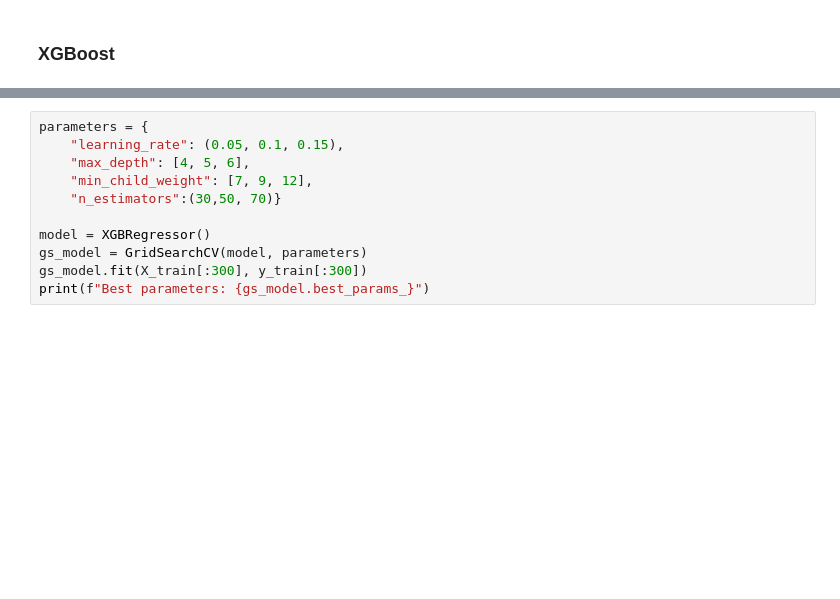
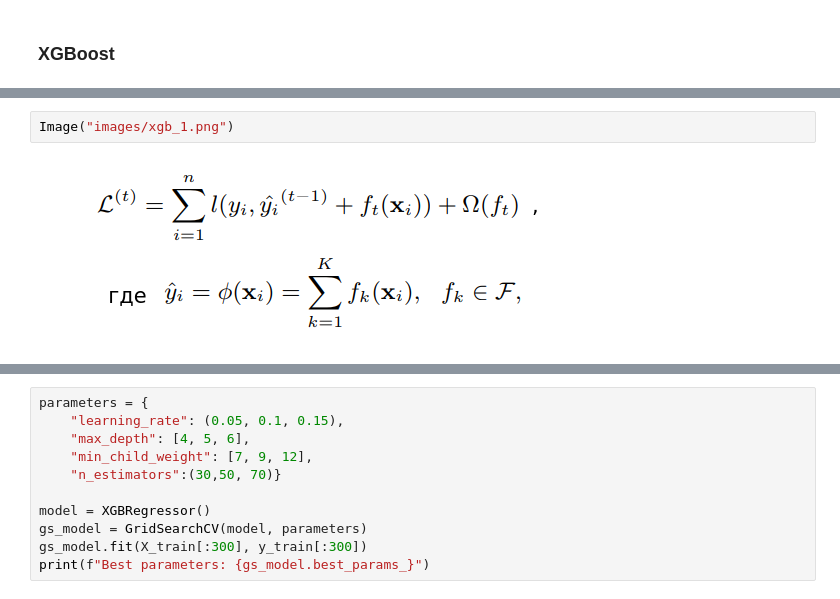
Before and after one commit to Mixail-laboratory/MachineLearning, a Jupyter notebook: Task4.ipynb, the cells around one changed output, grey strips where cells are left out. Cells and saved outputs as stored; diff of their text form; blank space fills up the shorter version.

```diff
--- a/Task4.ipynb
+++ b/Task4.ipynb
@@ -95,0 +133,4 @@ RMSE Error: 0.20707699030367605
+# %%
+Image("images/xgb_1.png")
+# %% [output]
+[figure, added]
```
Also changed, not shown: parts of 13 cells of this notebook, 6 other files.
